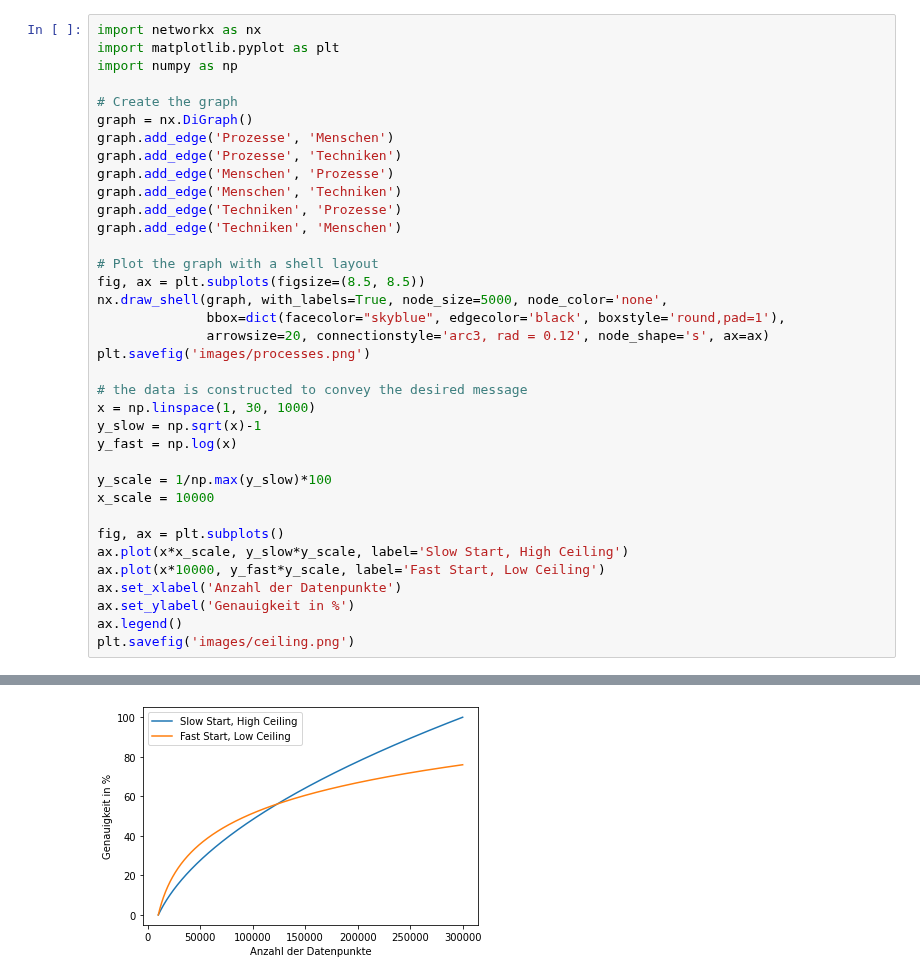
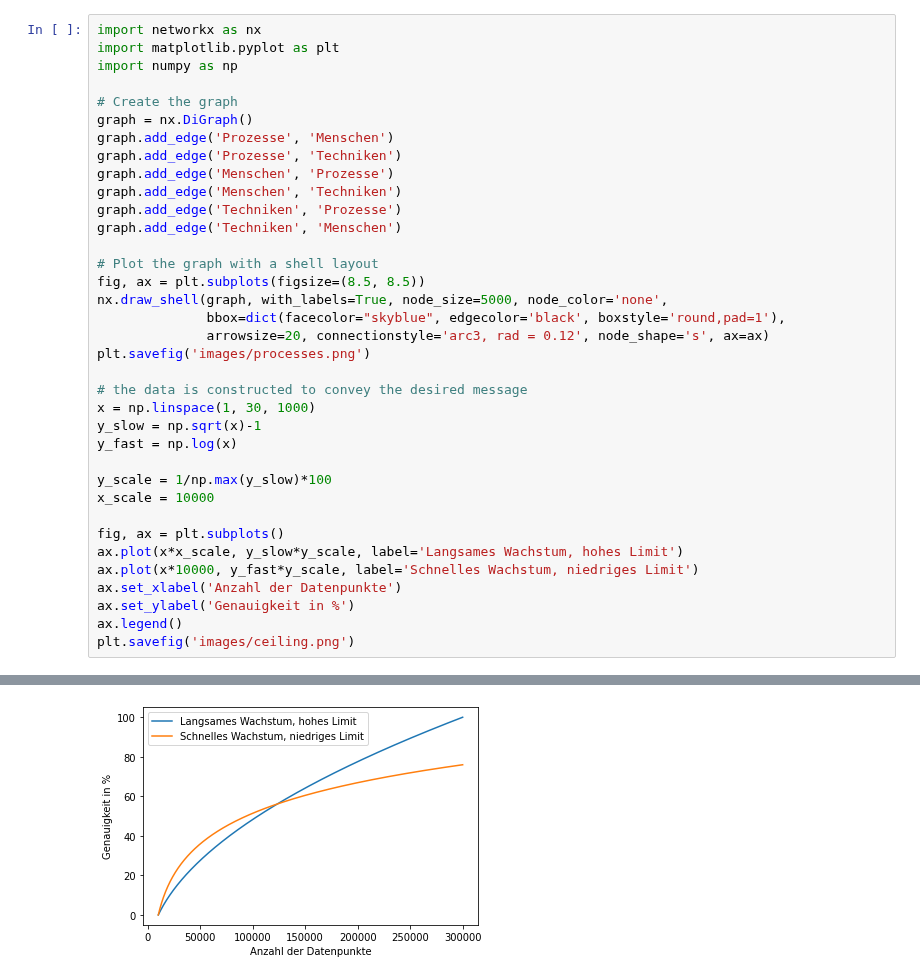
Before and after one commit to sherbold/data-science-crashkurs, a Jupyter notebook: content/chapters/kapitel_02.ipynb, the cells around one changed output, grey strips where cells are left out. Drawn from its saved outputs; the diff is of its cells as text.

```diff
--- a/content/chapters/kapitel_02.ipynb
+++ b/content/chapters/kapitel_02.ipynb
@@ -237,33 +231,33 @@ import numpy as np
 graph = nx.DiGraph()
 graph.add_edge('Prozesse', 'Menschen')
 graph.add_edge('Prozesse', 'Techniken')
 graph.add_edge('Menschen', 'Prozesse')
 graph.add_edge('Menschen', 'Techniken')
 graph.add_edge('Techniken', 'Prozesse')
 graph.add_edge('Techniken', 'Menschen')
 
 # Plot the graph with a shell layout
 fig, ax = plt.subplots(figsize=(8.5, 8.5))
 nx.draw_shell(graph, with_labels=True, node_size=5000, node_color='none',
               bbox=dict(facecolor="skyblue", edgecolor='black', boxstyle='round,pad=1'),
               arrowsize=20, connectionstyle='arc3, rad = 0.12', node_shape='s', ax=ax)
 plt.savefig('images/processes.png')
 
 # the data is constructed to convey the desired message
 x = np.linspace(1, 30, 1000)
 y_slow = np.sqrt(x)-1
 y_fast = np.log(x)
 
 y_scale = 1/np.max(y_slow)*100
 x_scale = 10000
 
 fig, ax = plt.subplots()
-ax.plot(x*x_scale, y_slow*y_scale, label='Slow Start, High Ceiling')
-ax.plot(x*10000, y_fast*y_scale, label='Fast Start, Low Ceiling')
+ax.plot(x*x_scale, y_slow*y_scale, label='Langsames Wachstum, hohes Limit')
+ax.plot(x*10000, y_fast*y_scale, label='Schnelles Wachstum, niedriges Limit')
 ax.set_xlabel('Anzahl der Datenpunkte')
 ax.set_ylabel('Genauigkeit in %')
 ax.legend()
 plt.savefig('images/ceiling.png')
 # %% [output]
 [figure]
-[figure, old version]
+[figure, new version]
```
Also changed, not shown: parts of 1 cell of this notebook, 3 other files.
